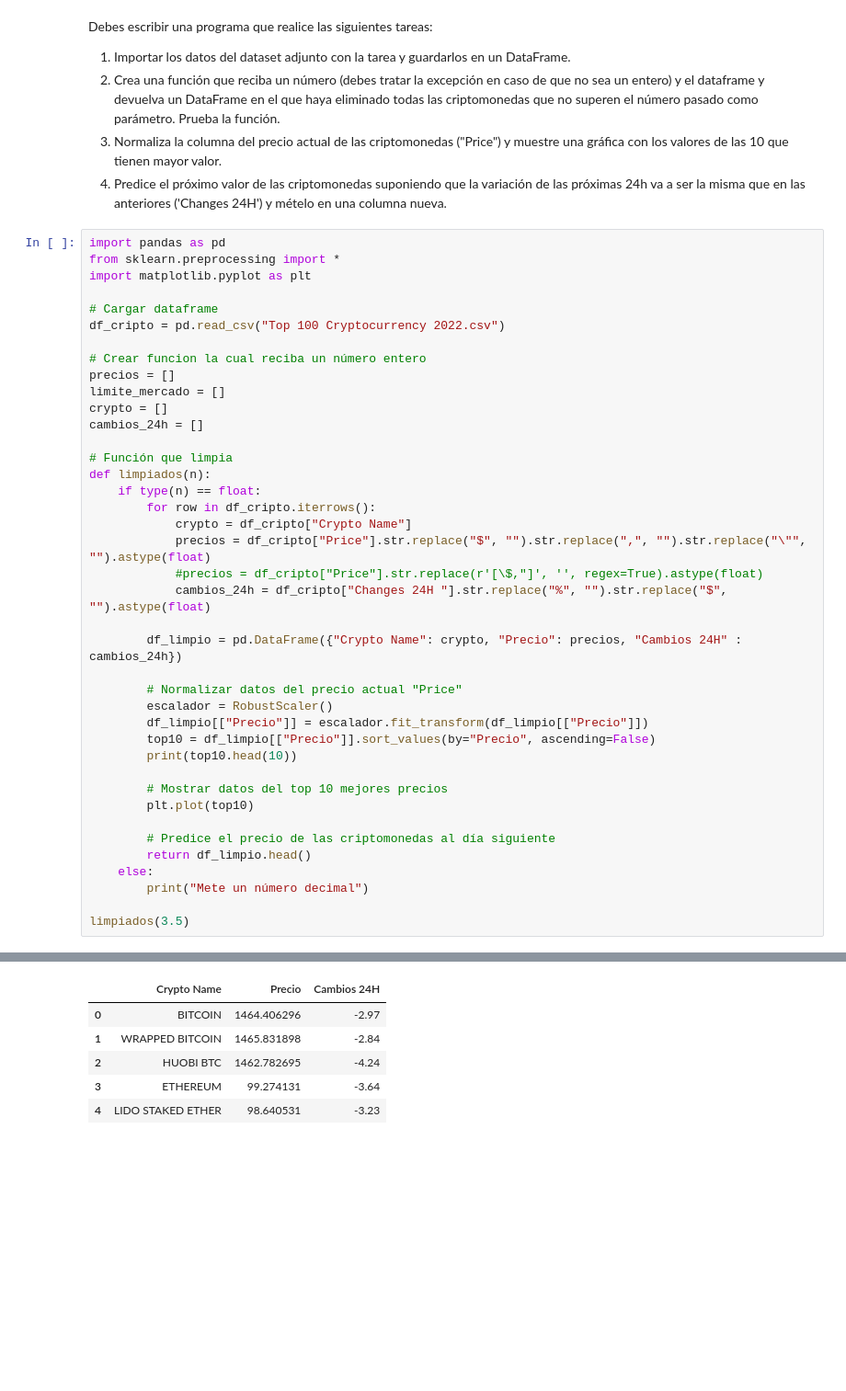
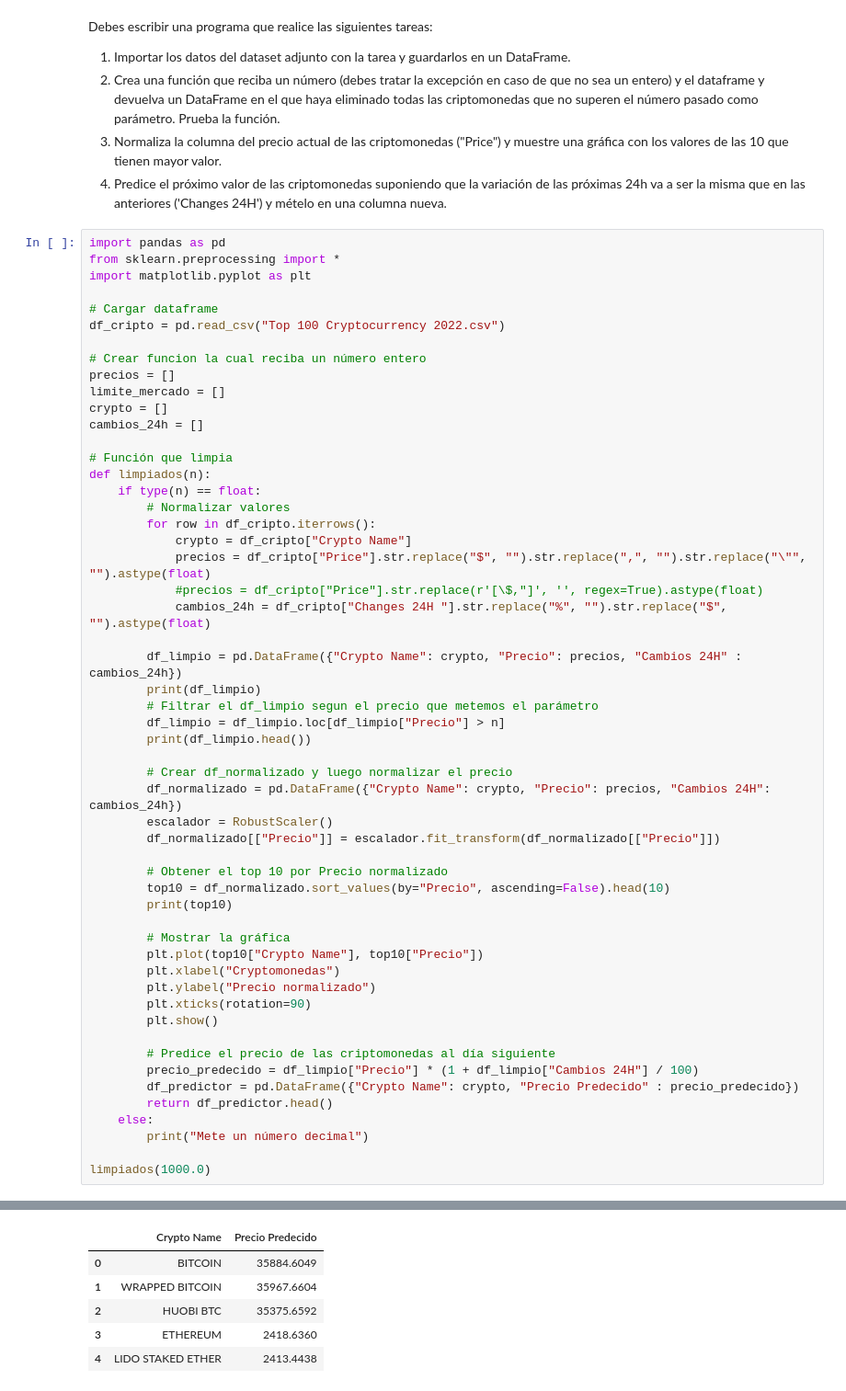
Before and after one commit to carloosfuentes/programacion-ia, a Jupyter notebook: Actividades/Actividad2_10/Actividad2_10.ipynb, the cells around one changed output, grey strips where cells are left out. Shown at 92% size. Saved outputs shown, nothing was run; the diff lists cells and outputs as text; blank space fills up the shorter version.

```diff
--- a/Actividades/Actividad2_10/Actividad2_10.ipynb
+++ b/Actividades/Actividad2_10/Actividad2_10.ipynb
@@ -28,6 +28,7 @@ cambios_24h = []
 # Función que limpia
 def limpiados(n):
     if type(n) == float:
+        # Normalizar valores
         for row in df_cripto.iterrows():
             crypto = df_cripto["Crypto Name"]
             precios = df_cripto["Price"].str.replace("$", "").str.replace(",", "").str.replace("\"", "").astype(float)
@@ -35,20 +36,33 @@ def limpiados(n):
             cambios_24h = df_cripto["Changes 24H "].str.replace("%", "").str.replace("$", "").astype(float)
 
         df_limpio = pd.DataFrame({"Crypto Name": crypto, "Precio": precios, "Cambios 24H" : cambios_24h})
+        print(df_limpio)
+        # Filtrar el df_limpio segun el precio que metemos el parámetro
+        df_limpio = df_limpio.loc[df_limpio["Precio"] > n]
+        print(df_limpio.head())
 
-        # Normalizar datos del precio actual "Price"
+        # Crear df_normalizado y luego normalizar el precio
+        df_normalizado = pd.DataFrame({"Crypto Name": crypto, "Precio": precios, "Cambios 24H": cambios_24h})
         escalador = RobustScaler()
-        df_limpio[["Precio"]] = escalador.fit_transform(df_limpio[["Precio"]])
-        top10 = df_limpio[["Precio"]].sort_values(by="Precio", ascending=False)
-        print(top10.head(10))
+        df_normalizado[["Precio"]] = escalador.fit_transform(df_normalizado[["Precio"]])
 
-        # Mostrar datos del top 10 mejores precios
-        plt.plot(top10)
+        # Obtener el top 10 por Precio normalizado
+        top10 = df_normalizado.sort_values(by="Precio", ascending=False).head(10)
+        print(top10)
+
+        # Mostrar la gráfica
+        plt.plot(top10["Crypto Name"], top10["Precio"])
+        plt.xlabel("Cryptomonedas")
+        plt.ylabel("Precio normalizado")
+        plt.xticks(rotation=90)
+        plt.show()
 
         # Predice el precio de las criptomonedas al día siguiente
-        return df_limpio.head()
+        precio_predecido = df_limpio["Precio"] * (1 + df_limpio["Cambios 24H"] / 100)
+        df_predictor = pd.DataFrame({"Crypto Name": crypto, "Precio Predecido" : precio_predecido})
+        return df_predictor.head()
     else:
         print("Mete un número decimal")
 
-limpiados(3.5)
+limpiados(1000.0)
 # %% [output]
@@ -66,6 +87,6 @@ limpiados(3.5)
-|  | Crypto Name | Precio | Cambios 24H |
-| 0 | BITCOIN | 1464.406296 | -2.97 |
-| 1 | WRAPPED BITCOIN | 1465.831898 | -2.84 |
-| 2 | HUOBI BTC | 1462.782695 | -4.24 |
-| 3 | ETHEREUM | 99.274131 | -3.64 |
-| 4 | LIDO STAKED ETHER | 98.640531 | -3.23 |
+|  | Crypto Name | Precio Predecido |
+| 0 | BITCOIN | 35884.6049 |
+| 1 | WRAPPED BITCOIN | 35967.6604 |
+| 2 | HUOBI BTC | 35375.6592 |
+| 3 | ETHEREUM | 2418.6360 |
+| 4 | LIDO STAKED ETHER | 2413.4438 |
```
Also changed, not shown: parts of 1 cell of this notebook.
